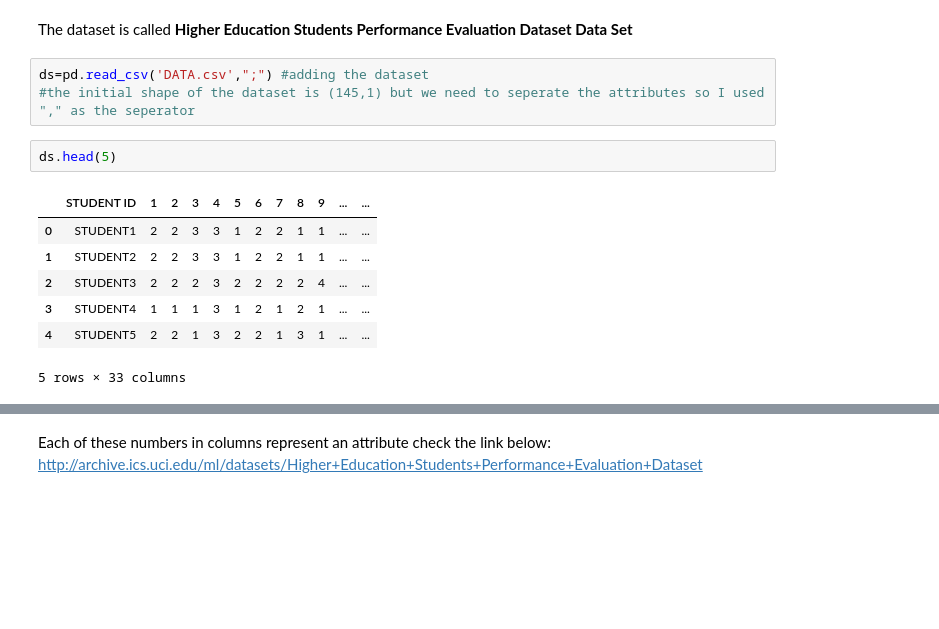
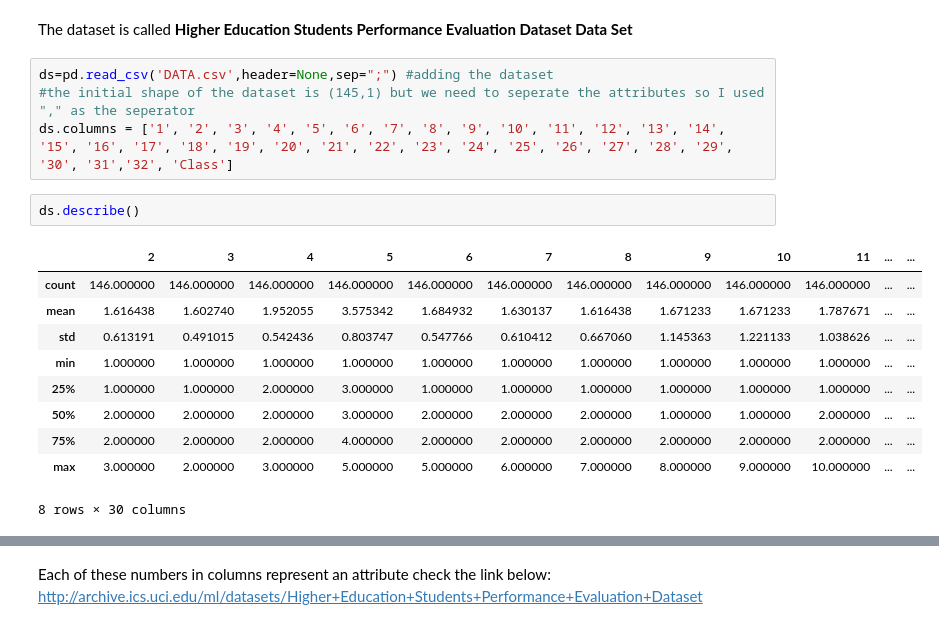
Before and after one commit to DrDoof14/Math4Ml, a Jupyter notebook: thesina.ipynb, the cells around one changed output, grey strips where cells are left out. Saved outputs shown, nothing was run; the diff lists cells and outputs as text; blank space fills up the shorter version.

```diff
--- a/thesina.ipynb
+++ b/thesina.ipynb
@@ -13,15 +19,19 @@ os.getcwd()
 # %% [markdown]
 The dataset is called <b>Higher Education Students Performance Evaluation Dataset Data Set<b>
 # %%
-ds=pd.read_csv('DATA.csv',";") #adding the dataset
+ds=pd.read_csv('DATA.csv',header=None,sep=";") #adding the dataset
 #the initial shape of the dataset is (145,1) but we need to seperate the attributes so I used "," as the seperator
+ds.columns = ['1', '2', '3', '4', '5', '6', '7', '8', '9', '10', '11', '12', '13', '14', '15', '16', '17', '18', '19', '20', '21', '22', '23', '24', '25', '26', '27', '28', '29', '30', '31','32', 'Class']
 # %%
-ds.head(5)
+ds.describe()
 # %% [output]
-|  | STUDENT ID | 1 | 2 | 3 | 4 | 5 | 6 | 7 | 8 | 9 | ... | ... |
-| 0 | STUDENT1 | 2 | 2 | 3 | 3 | 1 | 2 | 2 | 1 | 1 | ... | ... |
-| 1 | STUDENT2 | 2 | 2 | 3 | 3 | 1 | 2 | 2 | 1 | 1 | ... | ... |
-| 2 | STUDENT3 | 2 | 2 | 2 | 3 | 2 | 2 | 2 | 2 | 4 | ... | ... |
-| 3 | STUDENT4 | 1 | 1 | 1 | 3 | 1 | 2 | 1 | 2 | 1 | ... | ... |
-| 4 | STUDENT5 | 2 | 2 | 1 | 3 | 2 | 2 | 1 | 3 | 1 | ... | ... |
+|  | 2 | 3 | 4 | 5 | 6 | 7 | 8 | 9 | 10 | 11 | ... | ... |
+| count | 146.000000 | 146.000000 | 146.000000 | 146.000000 | 146.000000 | 146.000000 | 146.000000 | 146.000000 | 146.000000 | 146.000000 | ... | ... |
+| mean | 1.616438 | 1.602740 | 1.952055 | 3.575342 | 1.684932 | 1.630137 | 1.616438 | 1.671233 | 1.671233 | 1.787671 | ... | ... |
+| std | 0.613191 | 0.491015 | 0.542436 | 0.803747 | 0.547766 | 0.610412 | 0.667060 | 1.145363 | 1.221133 | 1.038626 | ... | ... |
+| min | 1.000000 | 1.000000 | 1.000000 | 1.000000 | 1.000000 | 1.000000 | 1.000000 | 1.000000 | 1.000000 | 1.000000 | ... | ... |
+| 25% | 1.000000 | 1.000000 | 2.000000 | 3.000000 | 1.000000 | 1.000000 | 1.000000 | 1.000000 | 1.000000 | 1.000000 | ... | ... |
+| 50% | 2.000000 | 2.000000 | 2.000000 | 3.000000 | 2.000000 | 2.000000 | 2.000000 | 1.000000 | 1.000000 | 2.000000 | ... | ... |
+| 75% | 2.000000 | 2.000000 | 2.000000 | 4.000000 | 2.000000 | 2.000000 | 2.000000 | 2.000000 | 2.000000 | 2.000000 | ... | ... |
+| max | 3.000000 | 2.000000 | 3.000000 | 5.000000 | 5.000000 | 6.000000 | 7.000000 | 8.000000 | 9.000000 | 10.000000 | ... | ... |
-5 rows × 33 columns
+8 rows × 30 columns
```
Also changed, not shown: parts of 15 cells of this notebook.
